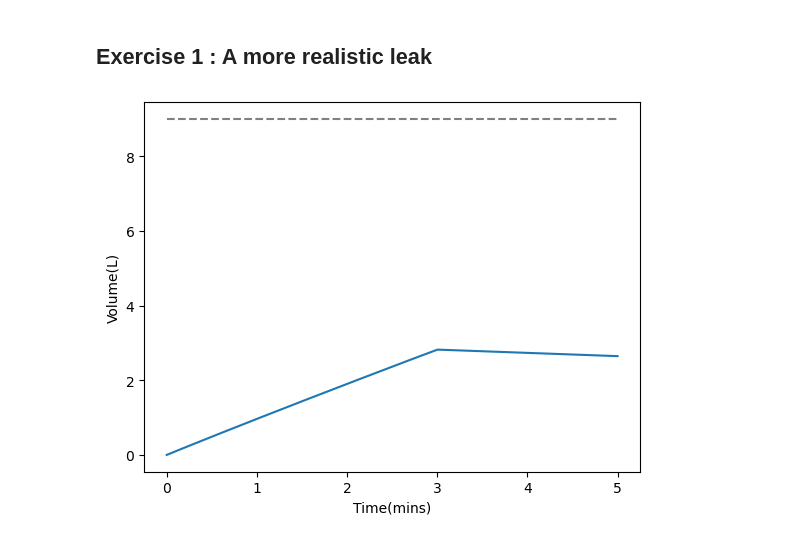
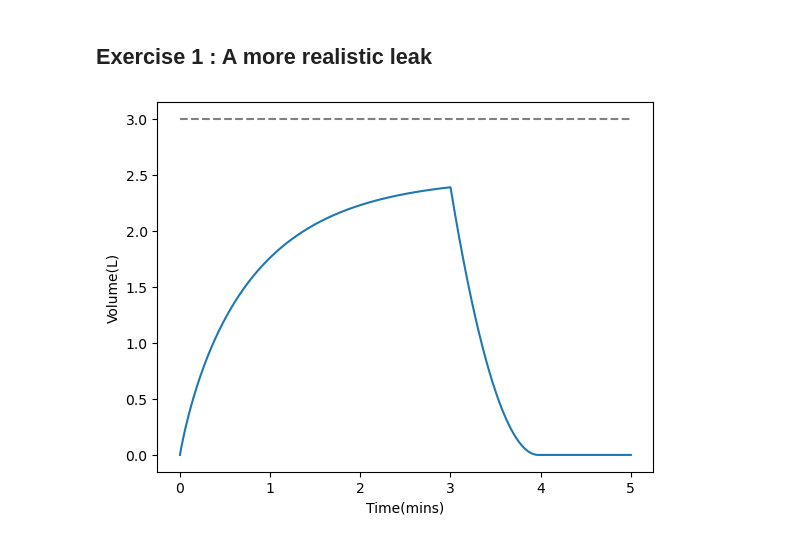
Before and after one commit to SPS-SP2273/learning-portfolio-yugan01, a Jupyter notebook: numerical solutions/numerical_solutions_(need).ipynb, the cells around one changed output. Drawn from its saved outputs; the diff is of its cells as text; code cells hidden in the pictures.

```diff
--- a/numerical solutions/numerical_solutions_(need).ipynb
+++ b/numerical solutions/numerical_solutions_(need).ipynb
@@ -265,40 +265,43 @@ rewrite equation, pick values and use break and while loops until reached desire
 # %% [markdown]
 ## Exercise 1 :  A more realistic leak
 # %%
+from matplotlib import pyplot as plt
 def leak_rate(volume):
     volm = volume*pow(10,-3)
     base = 700*pow(10, -4)
-    speed = (2 * 9.8 * (volm/(base)))**0.5
-    return speed * 0.1
+    h = volm/base if volm >0 else 0
+    speed = (2 * 9.8 * h) ** 0.5 # m^3/s
+    return speed * .1 * 60      # L/min
 
 tap_off_time = 3                 # When the tap goes off
 max_time = 5                     # Maximum time (mins)
 dt = .0001                       # Time step (mins)
-rate = 1                         # Filling rate (L/min)
+rate = 5                         # Filling rate (L/min)
 volume = 0                       # Starting volume
 leak_r = leak_rate(volume)       # L/min
-bucket_capacity = 9              # L
+bucket_capacity = 3              # L
 all_volume = []                  # To keep track of all volumes
 all_time = []                    # To keep track of all times
 time = 0
-all_time = np.arange(start=0, stop=max_time, step=dt)
 
-for time in all_time:
+while time <= max_time:
+    all_time.append(time)
     all_volume.append(volume)
     dV = rate * dt
 
-    leak_r = leak_rate(volume)
-    leak_volume = leak_r * dt
-    volume -= leak_volume
 
     if (volume <= bucket_capacity) and (time < tap_off_time):
         volume += dV
+
+    leak_volume = leak_rate(volume)*dt
+    volume -= leak_volume
+
+    time += dt
 
 plt.plot(all_time, all_volume)
 plt.ylabel('Volume(L)')
 plt.xlabel('Time(mins)')
 plt.hlines(bucket_capacity, 0, max_time, colors='grey', ls='dashed')
 plt.show()
-#why is the graph wrong?
 # %% [output]
-[figure, old version]
+[figure, new version]
```
